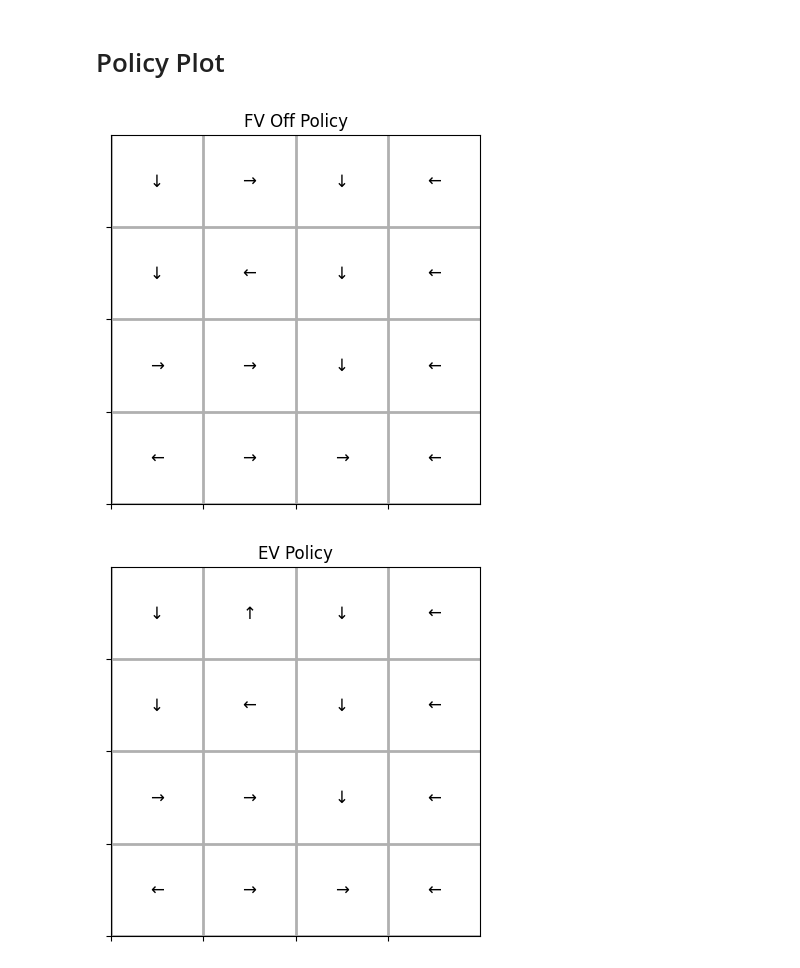
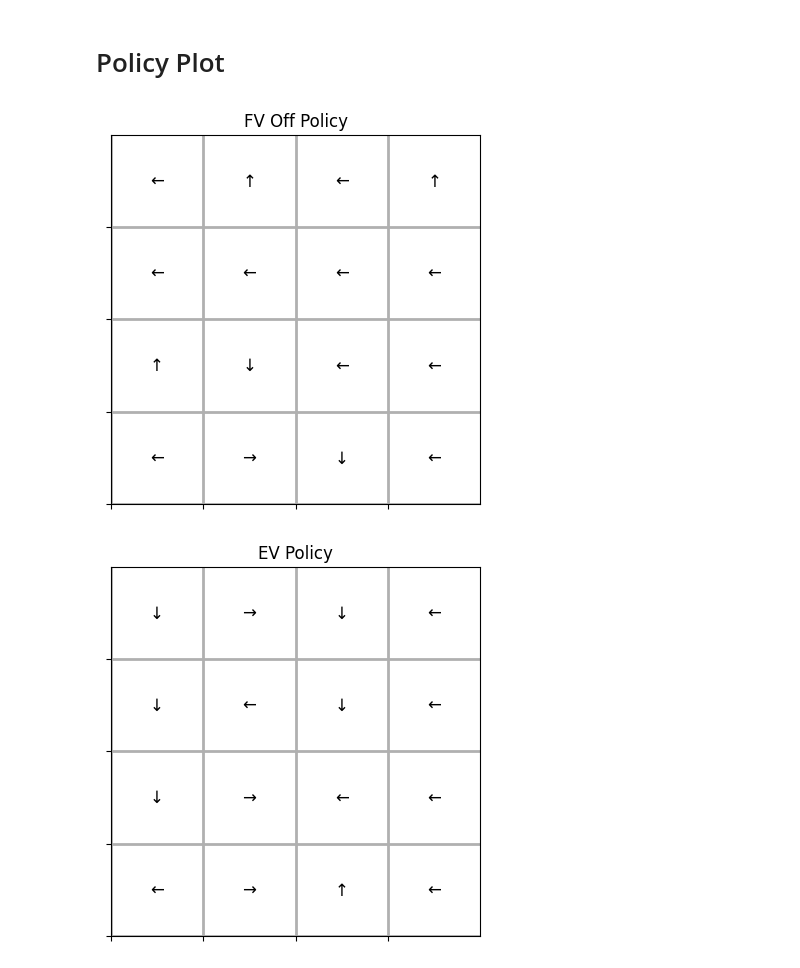
Before and after one commit to caterinabruchi9/SEAI_Project, a Jupyter notebook: Buoni/Tabular/MC_OFF_TAB.ipynb, the cells around one changed output. Cells and saved outputs as stored; diff of their text form; code cells hidden in the pictures.

```diff
--- a/Buoni/Tabular/MC_OFF_TAB.ipynb
+++ b/Buoni/Tabular/MC_OFF_TAB.ipynb
@@ -1,11 +1,12 @@
 # %%
 import numpy as np
-import gym
+import gymnasium as gym
 import matplotlib.pyplot as plt
 
 # Create the environment
 def create_env():
-    return gym.make('FrozenLake-v1', is_slippery=False)  # or True, depending on your use case
+    return gym.make('FrozenLake-v1', is_slippery=True)  # or True, depending on your use case
+    # return gym.make('FrozenLake-v1', is_slippery=False)  # or True, depending on your use case
 
 # Initialize Q-table
 def initialize_q_table(env):
@@ -222,8 +229,10 @@ Average score: 0.0
 # %%
 # Main code
 if __name__ == "__main__":
-    n_times = 5
-    total_train_episodes = 10000
+    # Caso is slippery=True -> 10, 5 a false
+    n_times = 10
+    # Caso is slippery=True -> 50000, 10000 a false
+    total_train_episodes = 50000
     gamma = 0.99
     max_epsilon = 1.0
     min_epsilon = 0.01
@@ -241,16 +250,20 @@ if __name__ == "__main__":
 
     MC_mean = np.mean(np.array(MC_rewards), axis=0)
     MC_mean_tables = np.mean(np.array(MC_tables), axis=0)
-    np.save('OFF/imgs/EV_MC_mean.npy', MC_mean)
-    np.save('OFF/models/EV_MC_tables.npy', MC_mean_tables)
+    #np.save('OFF/imgs/EV_MC_mean.npy', MC_mean)
+    #np.save('OFF/models/EV_MC_tables.npy', MC_mean_tables)
+    np.save('OFF/imgs/EV_MC_IS_mean.npy', MC_mean)
+    np.save('OFF/models/EV_MC_IS_tables.npy', MC_mean_tables)
     print("Mean rewards: ", MC_mean_tables)
 
-    plot_rewards(MC_mean, "Off-Policy Monte Carlo FV", "OFF/imgs/EV_MC_mean.png")
+    #plot_rewards(MC_mean, "Off-Policy Monte Carlo FV", "OFF/imgs/EV_MC_mean.png")
+    plot_rewards(MC_mean, "Off-Policy Monte Carlo FV", "OFF/imgs/EV_MC_IS_mean.png")
 
     # Load Q-tables and test
-    q_table = np.load('OFF/models/EV_MC_tables.npy', allow_pickle=True)
+    q_table = np.load('OFF/models/EV_MC_IS_tables.npy', allow_pickle=True)
 
-    env = gym.make('FrozenLake-v1', is_slippery=False, render_mode="human")
+    #env = gym.make('FrozenLake-v1', is_slippery=False, render_mode="human")
+    env = gym.make('FrozenLake-v1', is_slippery=True, render_mode="human")
 
     test_policy_epsilon(env, q_table, num_episodes=1, epsilon=0.1)
 
@@ -310,36 +323,41 @@ def plot_policy(q_table, grid_size=(4, 4), title='Policy', save_path=None):
     ax.set_yticks(np.arange(grid_size[0]))
     ax.set_xticklabels([])
     ax.set_yticklabels([])
 
     # Create grid
     ax.grid(which='both', linestyle='-', linewidth=2)
 
     # Plot direction labels
     i=0
     j=0
     for i in range(grid_size[0]):
         for j in range(grid_size[1]):
             action = policy[i, j]
             direction = direction_labels[action]
             #print("Cella:",i,j, "Azione", action, "Direzione", direction)
             ax.text(j + 0.5, grid_size[0] - i - 0.5, direction,
                     ha='center', va='center', fontsize=12, color='black')
 
     # Set the aspect of the plot to equal
     ax.set_aspect('equal')
     ax.set_title(title)
     ax.set_xlim(0, grid_size[1])
     ax.set_ylim(0, grid_size[0])
     plt.savefig(save_path)
     plt.show()
 
 # Usage example:
 if __name__ == "__main__":
     # Assuming you have already saved your Q-tables as 'MC_tables.npy'
-    FV_q_table = np.load('OFF/models/FV_MC_tables.npy', allow_pickle=True)
-    EV_q_table = np.load('OFF/models/EV_MC_tables.npy', allow_pickle=True)
-    plot_policy(FV_q_table, title='FV Off Policy', save_path='OFF/imgs/FV_policy.png')
-    plot_policy(EV_q_table, title='EV Policy', save_path='OFF/imgs/EV_policy.png')
+    #FV_q_table = np.load('OFF/models/FV_MC_tables.npy', allow_pickle=True)
+    #EV_q_table = np.load('OFF/models/EV_MC_tables.npy', allow_pickle=True)
+    #Prima erano FV_policy e EV_policy, poi abbiamo cambiato in FV_IS e EV_IS
+    #plot_policy(FV_q_table, title='FV Off Policy', save_path='OFF/imgs/FV_policy.png')
+    #plot_policy(EV_q_table, title='EV Policy', save_path='OFF/imgs/EV_policy.png')
+    FV_q_table = np.load('OFF/models/FV_MC_IS_tables.npy', allow_pickle=True)
+    EV_q_table = np.load('OFF/models/EV_MC_IS_tables.npy', allow_pickle=True)
+    plot_policy(FV_q_table, title='FV Off Policy', save_path='OFF/imgs/FV_MC_IS_policy.png')
+    plot_policy(EV_q_table, title='EV Policy', save_path='OFF/imgs/EV_MC_IS_policy.png')
 # %% [output]
-[figure, old version]
+[figure, new version]
-[figure, old version]
+[figure, new version]
```
Also changed, not shown: parts of 2 cells of this notebook.
